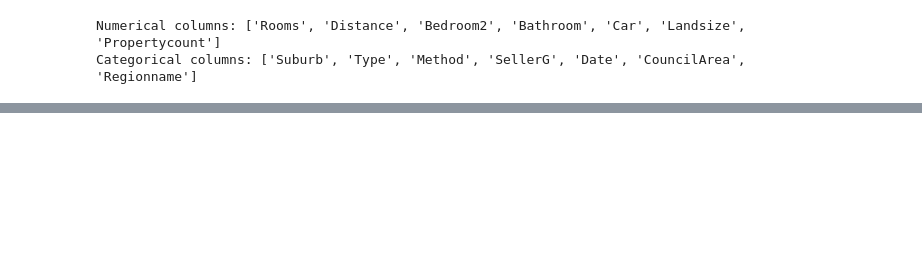
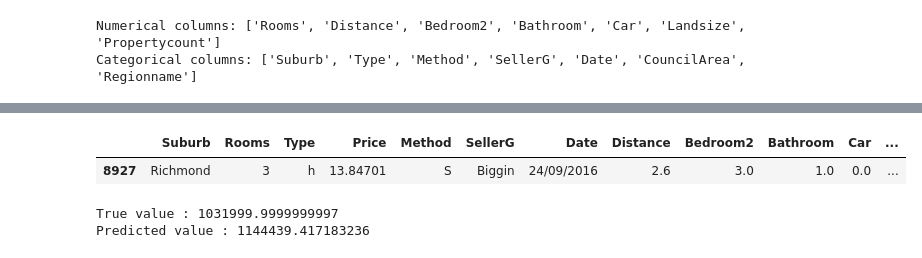
Before and after one commit to gerageragera39/ML_Melbourne, a Jupyter notebook: Housing_FULL.ipynb, the cells around one changed output, grey strips where cells are left out. Saved outputs shown, nothing was run; the diff lists cells and outputs as text; code cells hidden in the pictures; blank space fills up the shorter version.

```diff
--- a/Housing_FULL.ipynb
+++ b/Housing_FULL.ipynb
@@ -209,13 +205,12 @@ from sklearn.preprocessing import OneHotEncoder
 median_imputer = SimpleImputer(strategy="median")
 mean_imputer = SimpleImputer(strategy="mean")
 
-# Объединяем их в ColumnTransformer
 imputer_transform = ColumnTransformer(transformers=[
     ("median_imputer", median_imputer, median_impute_cols),
     ("mean_imputer", mean_imputer, mean_impute_cols)
 ],
     remainder="passthrough",
-    verbose_feature_names_out=False)  # остальные признаки остаются как есть
+    verbose_feature_names_out=False)
 
 numerical_cols = housing_clean.select_dtypes(include=['int64', 'float64']).columns.drop('Price').tolist()
 categorical_cols = housing_clean.drop(columns=numerical_cols + ['Price']).columns.tolist()
@@ -224,14 +219,12 @@ print("Numerical columns:", numerical_cols)
 print("Categorical columns:", categorical_cols)
 
 numeric_transformer = Pipeline(steps=[
-    ('imputer_transform', imputer_transform),  # замена NaN на среднее
+    ('imputer_transform', imputer_transform),
     ('scaler', StandardScaler())
 ])
 
 categorical_transformer = Pipeline(steps=[
-    ('encoder', OneHotEncoder(handle_unknown='ignore'
-                              # , sparse_output=False
-))
+    ('encoder', OneHotEncoder(handle_unknown='ignore'))
 ])
 
 preprocessor = ColumnTransformer(
@@ -300,7 +267,7 @@ from lightgbm import LGBMRegressor
 # %%
 
 models = {
-    'Linear': LinearRegression(),
+    # 'Linear': LinearRegression(),
     # 'Ridge': Ridge(alpha=1.0),
     # 'Lasso': Lasso(alpha=0.01),
     # 'RandomForest': RandomForestRegressor(n_estimators=100, random_state=42),
@@ -420,0 +400,21 @@ def catboost_scorer(y_true, y_pred):
+# %%
+good_model = models['CatBoost']
+
+random_house = test_set_clean.sample(n=1)
+
+display(random_house)
+
+random_house_X = random_house.drop(columns=["Price"])
+random_house_Y = random_house["Price"]
+
+random_house_transformed = pipeline.transform(random_house_X)
+random_prediction = good_model.predict(random_house_transformed)
+
+price = random_house_Y.values[0]
+print(f'True value : {np.expm1(price)}')
+print(f'Predicted value : {np.expm1(random_prediction[0])}')
+# %% [output]
+|  | Suburb | Rooms | Type | Price | Method | SellerG | Date | Distance | Bedroom2 | Bathroom | Car | ... |
+| 8927 | Richmond | 3 | h | 13.84701 | S | Biggin | 24/09/2016 | 2.6 | 3.0 | 1.0 | 0.0 | ... |
+True value : 1031999.9999999997
+Predicted value : 1144439.417183236
```
Also changed, not shown: parts of 19 cells of this notebook.
